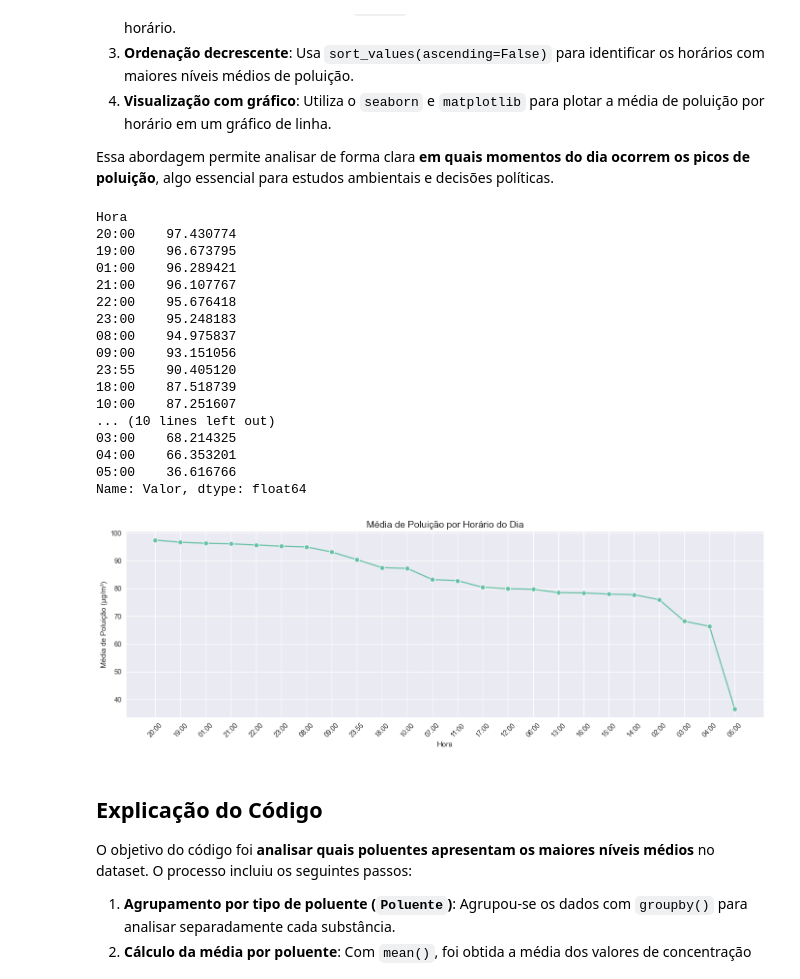
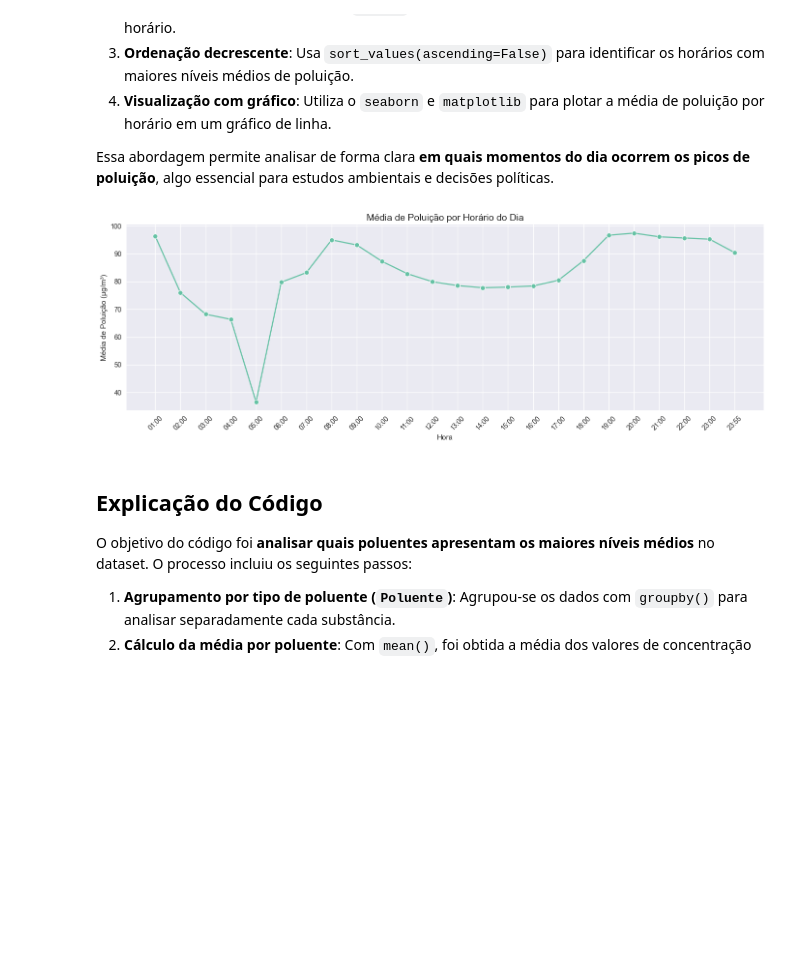
Before and after one commit to Jackson-Ramos/218606---ELABORAR-RELAT-RIO-ANAL-TICO-DE-DATA-SCIENCE, a Jupyter notebook: poluicao.ipynb, the cells around one changed output. Saved outputs shown, nothing was run; the diff lists cells and outputs as text; code cells hidden in the pictures; blank space fills up the shorter version.

```diff
--- a/poluicao.ipynb
+++ b/poluicao.ipynb
@@ -474,41 +520,30 @@ O código apresentado tem como objetivo **identificar os horários do dia em que
 
 Essa abordagem permite analisar de forma clara **em quais momentos do dia ocorrem os picos de poluição**, algo essencial para estudos ambientais e decisões políticas.
 # %%
-# Agrupa os dados por hora e calcula a média dos valores de poluição
-media_por_hora = df.groupby('Hora')['Valor'].mean().sort_values(ascending=False)
+# Converter a coluna 'Hora' para o tipo datetime com hora e minuto
+df['Hora'] = pd.to_datetime(df['Hora'], format='%H:%M', errors='coerce')
 
-# Exibe a média
-print(media_por_hora)
+# Remover possíveis valores nulos após conversão
+df = df.dropna(subset=['Hora'])
 
-# Gráfico de linha para visualização da variação ao longo do dia
+# Agrupar por hora e calcular a média da poluição
+media_por_hora = df.groupby(df['Hora'].dt.strftime('%H:%M'))['Valor'].mean()
+
+# Ordenar por hora
+media_por_hora = media_por_hora.sort_index()
+
+# Gráfico de linha corrigido
 plt.figure(figsize=(14, 5))
 sns.lineplot(x=media_por_hora.index, y=media_por_hora.values, marker='o')
 plt.xticks(rotation=45)
 plt.title("Média de Poluição por Horário do Dia", fontsize=14)
 plt.xlabel("Hora")
 plt.ylabel("Média de Poluição (µg/m³)")
 plt.grid(True)
 plt.tight_layout()
 plt.show()
 # %% [output]
-Hora
-20:00    97.430774
-19:00    96.673795
-01:00    96.289421
-21:00    96.107767
-22:00    95.676418
-23:00    95.248183
-08:00    94.975837
-09:00    93.151056
-23:55    90.405120
-18:00    87.518739
-10:00    87.251607
-... (10 lines left out)
-03:00    68.214325
-04:00    66.353201
-05:00    36.616766
-Name: Valor, dtype: float64
-[figure, old version]
+[figure, new version]
 # %% [markdown]
 ## Explicação do Código
 
```
Also changed, not shown: parts of 4 cells of this notebook.
